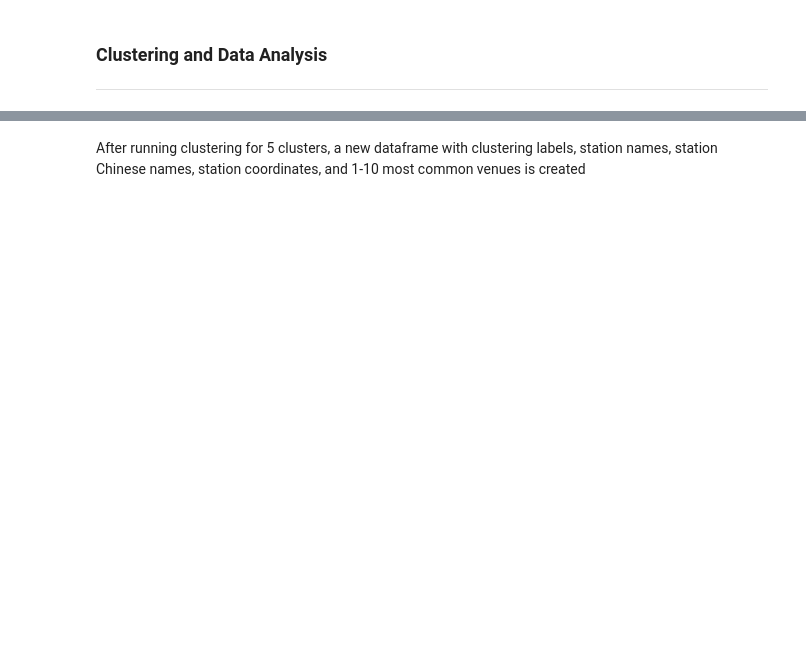
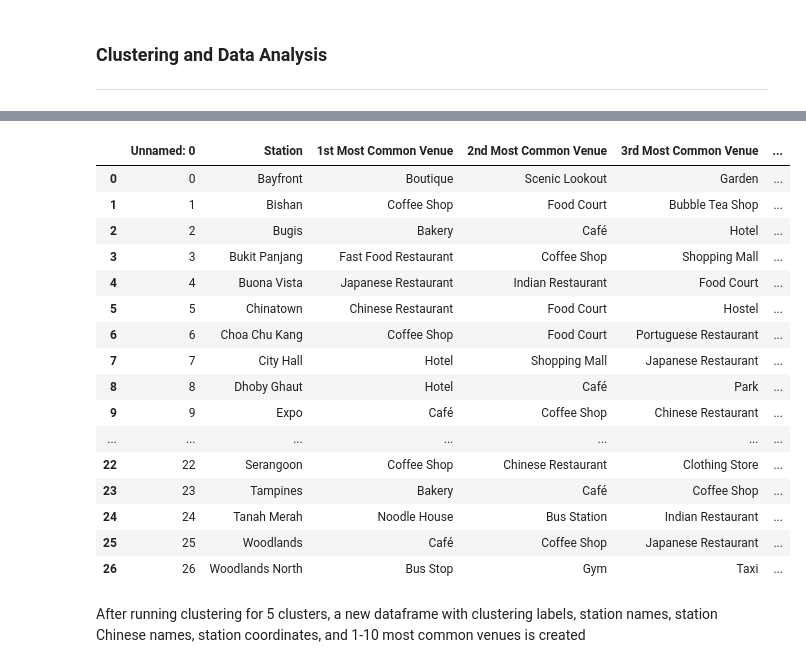
Before and after one commit to SophiaSama/DataScience, a Jupyter notebook: Week5_Report.ipynb, the cells around one changed output, grey strips where cells are left out. Drawn from its saved outputs; the diff is of its cells as text; code cells hidden in the pictures; blank space fills up the shorter version.

```diff
--- a/Week5_Report.ipynb
+++ b/Week5_Report.ipynb
@@ -52,2 +48,23 @@ The MRT stations and their top 10 most common venues can be found like below:
+# %%
+import pandas as pd
+pd.read_csv('station_venues_sorted.csv')
+# %% [output]
+|  | Unnamed: 0 | Station | 1st Most Common Venue | 2nd Most Common Venue | 3rd Most Common Venue | ... |
+| 0 | 0 | Bayfront | Boutique | Scenic Lookout | Garden | ... |
+| 1 | 1 | Bishan | Coffee Shop | Food Court | Bubble Tea Shop | ... |
+| 2 | 2 | Bugis | Bakery | Café | Hotel | ... |
+| 3 | 3 | Bukit Panjang | Fast Food Restaurant | Coffee Shop | Shopping Mall | ... |
+| 4 | 4 | Buona Vista | Japanese Restaurant | Indian Restaurant | Food Court | ... |
+| 5 | 5 | Chinatown | Chinese Restaurant | Food Court | Hostel | ... |
+| 6 | 6 | Choa Chu Kang | Coffee Shop | Food Court | Portuguese Restaurant | ... |
+| 7 | 7 | City Hall | Hotel | Shopping Mall | Japanese Restaurant | ... |
+| 8 | 8 | Dhoby Ghaut | Hotel | Café | Park | ... |
+| 9 | 9 | Expo | Café | Coffee Shop | Chinese Restaurant | ... |
+| ... | ... | ... | ... | ... | ... | ... |
+| 22 | 22 | Serangoon | Coffee Shop | Chinese Restaurant | Clothing Store | ... |
+| 23 | 23 | Tampines | Bakery | Café | Coffee Shop | ... |
+| 24 | 24 | Tanah Merah | Noodle House | Bus Station | Indian Restaurant | ... |
+| 25 | 25 | Woodlands | Café | Coffee Shop | Japanese Restaurant | ... |
+| 26 | 26 | Woodlands North | Bus Stop | Gym | Taxi | ... |
 # %% [markdown]
 After running clustering for 5 clusters, a new dataframe with clustering labels, station names, station Chinese names, station coordinates, and 1-10 most common venues is created
```
Also changed, not shown: parts of 5 cells of this notebook.
